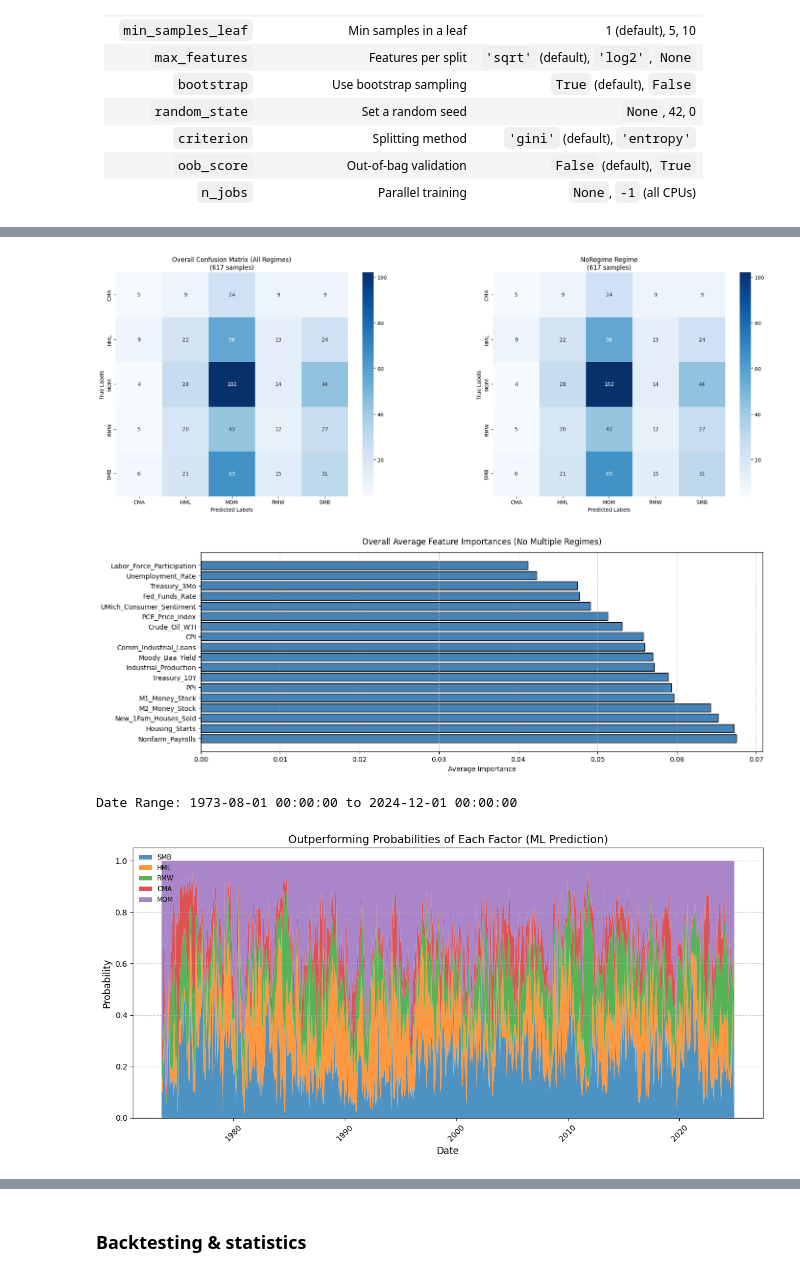
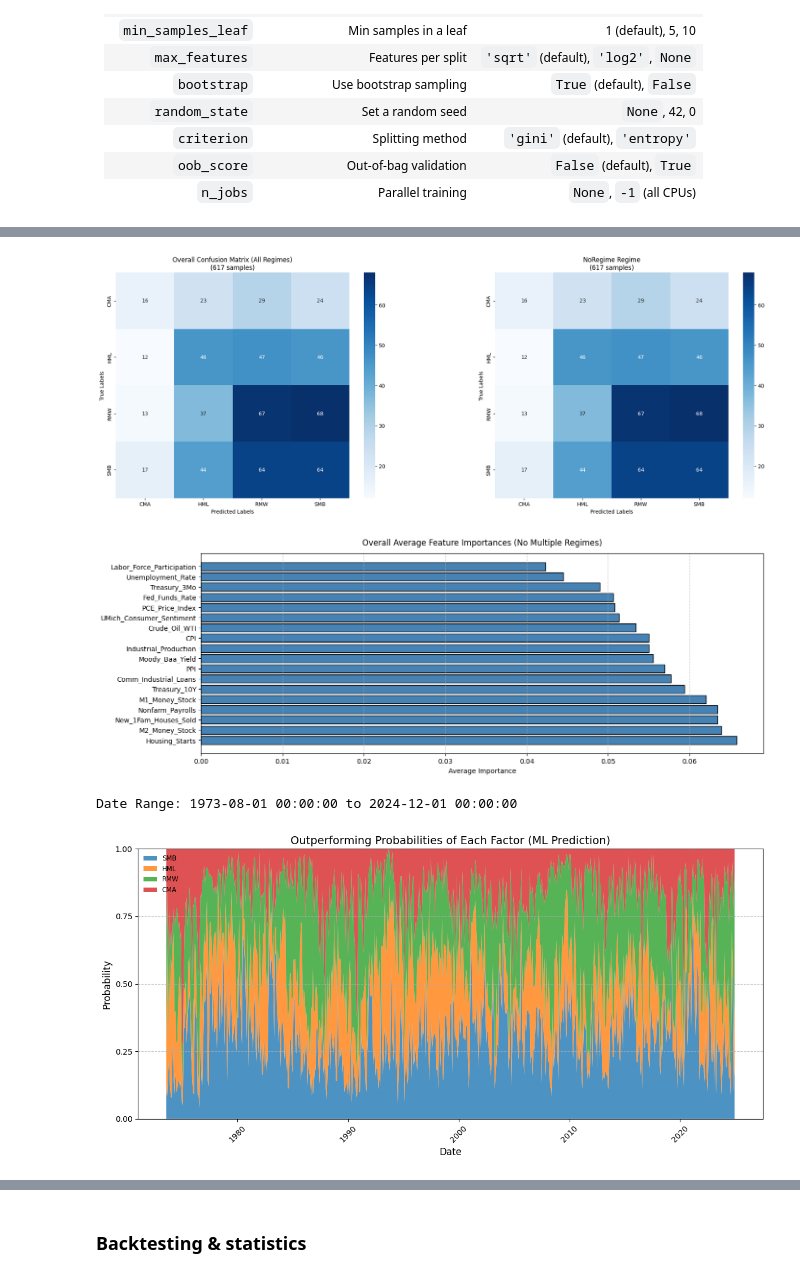
Before and after one commit to Elkkujou/Gradu, a Jupyter notebook: RF REGIIMI HYVÄ TRAINING.ipynb, the cells around one changed output, grey strips where cells are left out. Cells and saved outputs as stored; diff of their text form; code cells hidden in the pictures.

Commit message:
Laaja data (1963 -->) + paljo kuvaajii

```diff
--- a/RF REGIIMI HYVÄ TRAINING.ipynb
+++ b/RF REGIIMI HYVÄ TRAINING.ipynb
@@ -107,8 +107,7 @@ FACTORS = [
     'SMB',
     'HML',
     'RMW',
-    'CMA',
-    'MOM'
+    'CMA'
 ]
 
 
@@ -809,7 +782,7 @@ plt.subplots_adjust(wspace=0.3)  # Add space between subplots
 # Show the plot
 plt.show()
 # %% [output]
-[figure, old version]
+[figure, new version]
 # %%
 # --- Code cell 26 ---
 # 2. Regime-Specific Feature Importances (Dynamic Version)
@@ -921,46 +894,55 @@ plt.tight_layout(pad=4.0)
 plt.subplots_adjust(left=0.3)  # Provide extra space on the left for feature labels
 plt.show()
 # %% [output]
-[figure, old version]
+[figure, new version]
 # %%
-# Ensure proper date parsing with the correct format
+import numpy as np
+import pandas as pd
+import matplotlib.pyplot as plt
+
+# 1) Convert "Predicted_month" to datetime (assuming the format is '%Y-%m'):
 probability_dates = pd.to_datetime(
     results_df["Predicted_month"],
-    format='%Y-%m'  # Adjust this format to match your data (e.g., '%b-%Y' for "Jan-2005")
+    format='%Y-%m'
 )
 
-# Check for parsing errors or missing dates
+# 2) Drop rows with unparseable dates if needed
 if probability_dates.isna().any():
-    print("Warning: Some dates could not be parsed. Handle missing dates.")
-    # Drop NaT dates if appropriate
+    print("Warning: Some dates could not be parsed. Dropping those rows.")
     results_df = results_df.loc[~probability_dates.isna()].copy()
     probability_dates = probability_dates.dropna()
 
-# Proceed with the rest of your code
+# 3) Extract the probability arrays and build a DataFrame
 full_probs = np.vstack(results_df["Predicted_Probabilities"].values)
 probability_df = pd.DataFrame(full_probs, columns=FACTORS)
 probability_df["Date"] = probability_dates
 probability_df = probability_df.sort_values("Date").reset_index(drop=True)
 
-# Check date range
+# 4) Check date range
 print("Date Range:", probability_df["Date"].min(), "to", probability_df["Date"].max())
 
-# Plotting code remains the same...
+# 5) Plot the probabilities in a stack plot
 plt.figure(figsize=(12, 6))
 plt.stackplot(
     probability_df["Date"],
     [probability_df[col] for col in FACTORS],
     labels=FACTORS,
     alpha=0.8
 )
+
 plt.title("Outperforming Probabilities of Each Factor (ML Prediction)", fontsize=14)
 plt.xlabel("Date", fontsize=12)
 plt.ylabel("Probability", fontsize=12)
+
+# Manually set y-axis ticks at 0, 0.25, 0.5, 0.75, 1
+plt.ylim(0, 1)
+plt.yticks([0, 0.25, 0.5, 0.75, 1.0])
+
 plt.legend(loc='upper left', fontsize='small', frameon=False)
 plt.grid(axis='y', linestyle='--', alpha=0.7)
 plt.xticks(rotation=45)
 plt.tight_layout()
 plt.show()
 # %% [output]
 Date Range: 1973-08-01 00:00:00 to 2024-12-01 00:00:00
-[figure, old version]
+[figure, new version]
```
Also changed, not shown: parts of 23 cells of this notebook.
